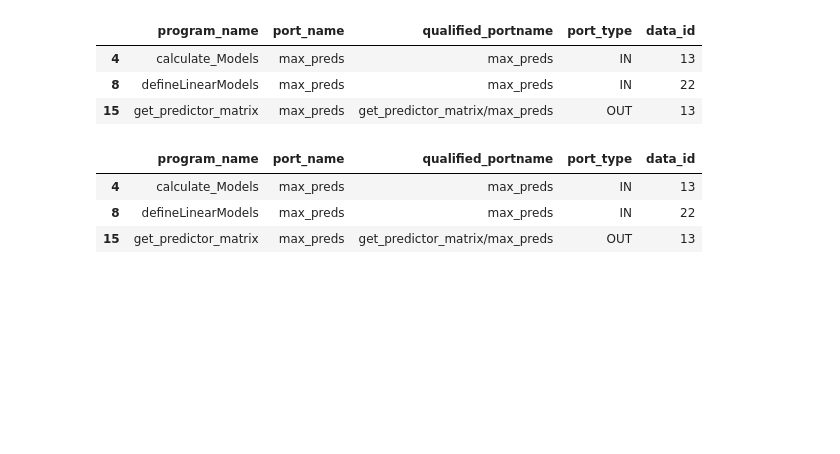
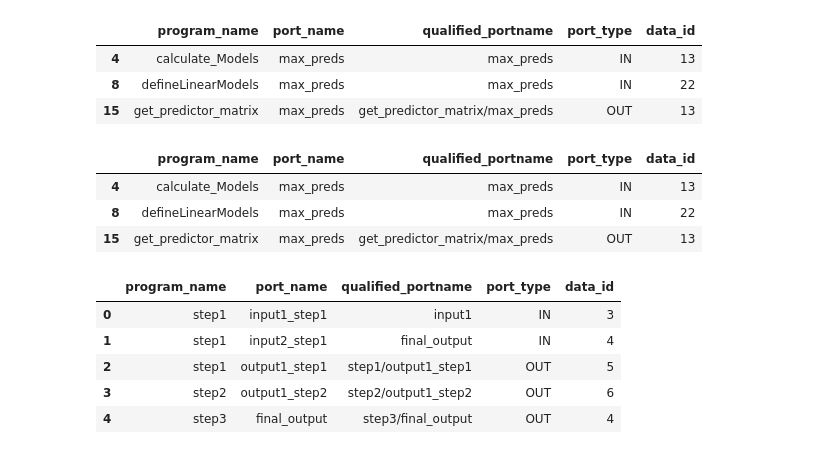
Before and after one commit to idaks/cwl_modeling, a Jupyter notebook: yw_cwl_modeling/yw_cwl_parser/yw2cwl_sql.ipynb, the cells around one changed output. Saved outputs shown, nothing was run; the diff lists cells and outputs as text; code cells hidden in the pictures; blank space fills up the shorter version.

```diff
--- a/yw_cwl_modeling/yw_cwl_parser/yw2cwl_sql.ipynb
+++ b/yw_cwl_modeling/yw_cwl_parser/yw2cwl_sql.ipynb
@@ -809,3 +808,12 @@ qual_portname[qual_portname['port_name'] =='max_preds']
 | 4 | calculate_Models | max_preds | max_preds | IN | 13 |
 | 8 | defineLinearModels | max_preds | max_preds | IN | 22 |
 | 15 | get_predictor_matrix | max_preds | get_predictor_matrix/max_preds | OUT | 13 |
+# %%
+qual_portname
+# %% [output]
+|  | program_name | port_name | qualified_portname | port_type | data_id |
+| 0 | step1 | input1_step1 | input1 | IN | 3 |
+| 1 | step1 | input2_step1 | final_output | IN | 4 |
+| 2 | step1 | output1_step1 | step1/output1_step1 | OUT | 5 |
+| 3 | step2 | output1_step2 | step2/output1_step2 | OUT | 6 |
+| 4 | step3 | final_output | step3/final_output | OUT | 4 |
```
Also changed, not shown: parts of 4 cells of this notebook, 2 other files.
